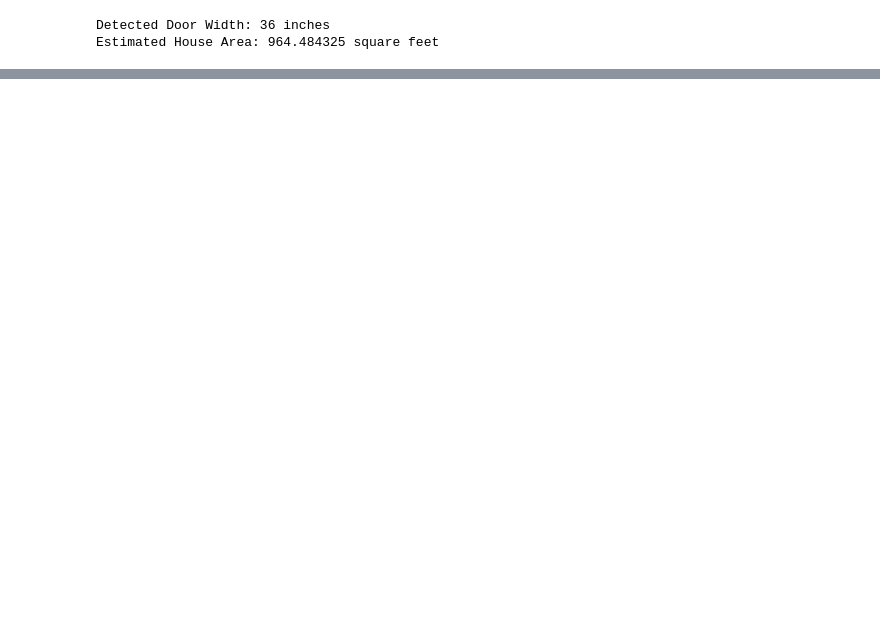
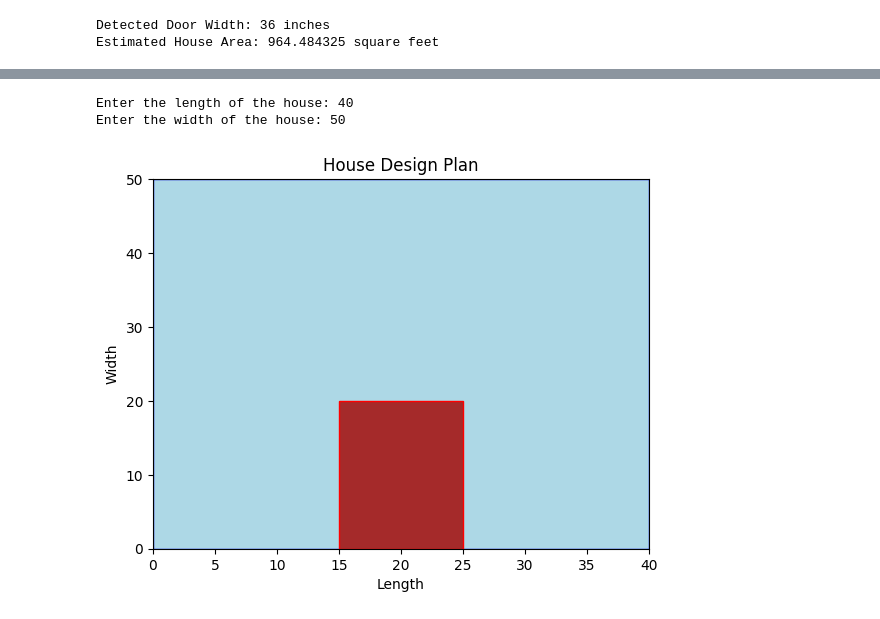
Before and after one commit to Thennavan-Hex/SIH-23, a Jupyter notebook: test.ipynb, the cells around one changed output, grey strips where cells are left out. Drawn from its saved outputs; the diff is of its cells as text; code cells hidden in the pictures; blank space fills up the shorter version.

```diff
--- a/test.ipynb
+++ b/test.ipynb
@@ -144,0 +298,36 @@ Estimated House Area: 964.484325 square feet
+# %%
+import matplotlib.pyplot as plt
+from matplotlib.patches import Rectangle
+
+def draw_house(length, width):
+    fig, ax = plt.subplots()
+    ax.set_xlim(0, length)
+    ax.set_ylim(0, width)
+
+    # Draw the house
+    house = Rectangle((0, 0), length, width, linewidth=1, edgecolor='b', facecolor='lightblue')
+    ax.add_patch(house)
+
+    # Draw a door
+    door_width = min(width / 5, 10)
+    door = Rectangle((length / 2 - door_width / 2, 0), door_width, door_width * 2, linewidth=1, edgecolor='r', facecolor='brown')
+    ax.add_patch(door)
+
+    plt.xlabel('Length')
+    plt.ylabel('Width')
+    plt.title('House Design Plan')
+    plt.show()
+
+def get_user_input():
+    length = float(input("Enter the length of the house: "))
+    width = float(input("Enter the width of the house: "))
+    return length, width
+
+if __name__ == "__main__":
+    length, width = get_user_input()
+    if length and width:
+        draw_house(length, width)
+# %% [output]
+Enter the length of the house: 40
+Enter the width of the house: 50
+[figure, added]
```
Also changed, not shown: parts of 5 cells of this notebook.
